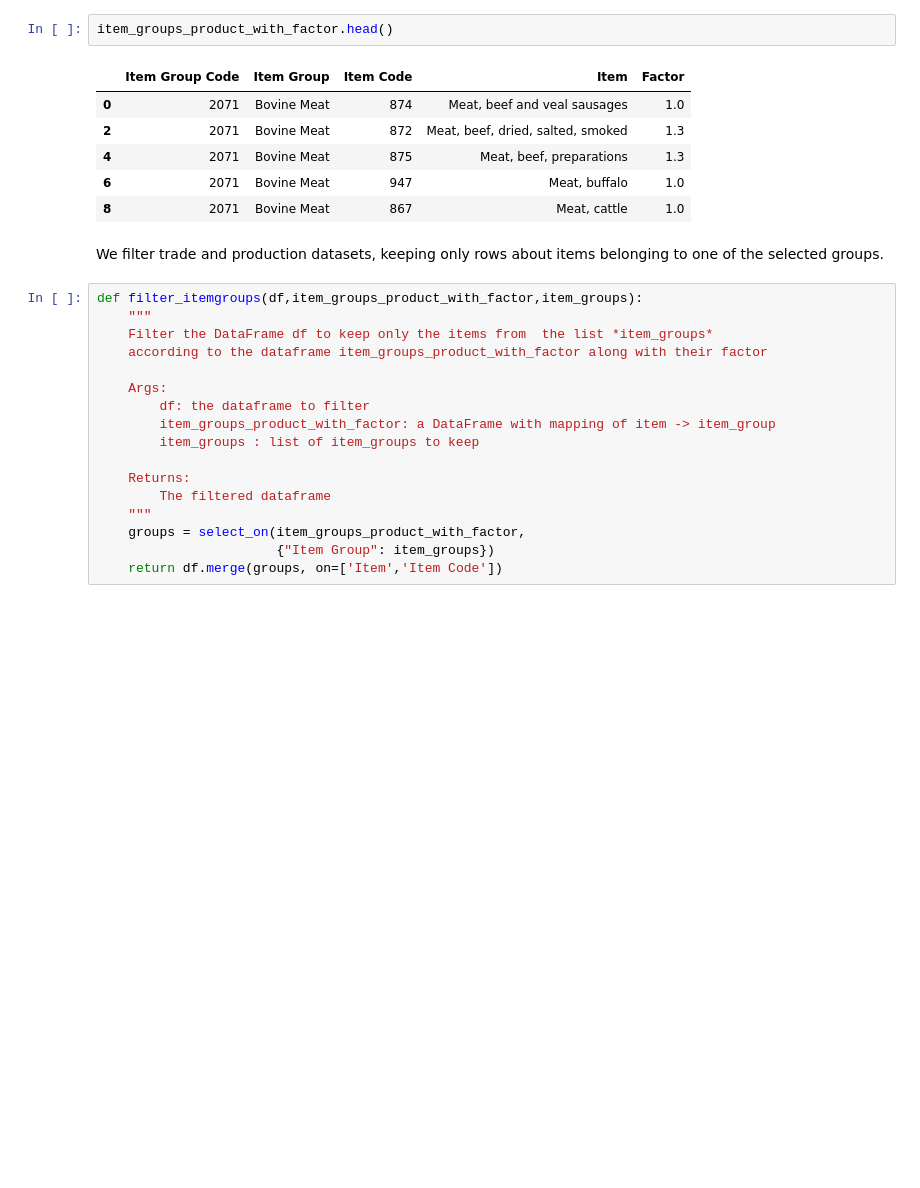
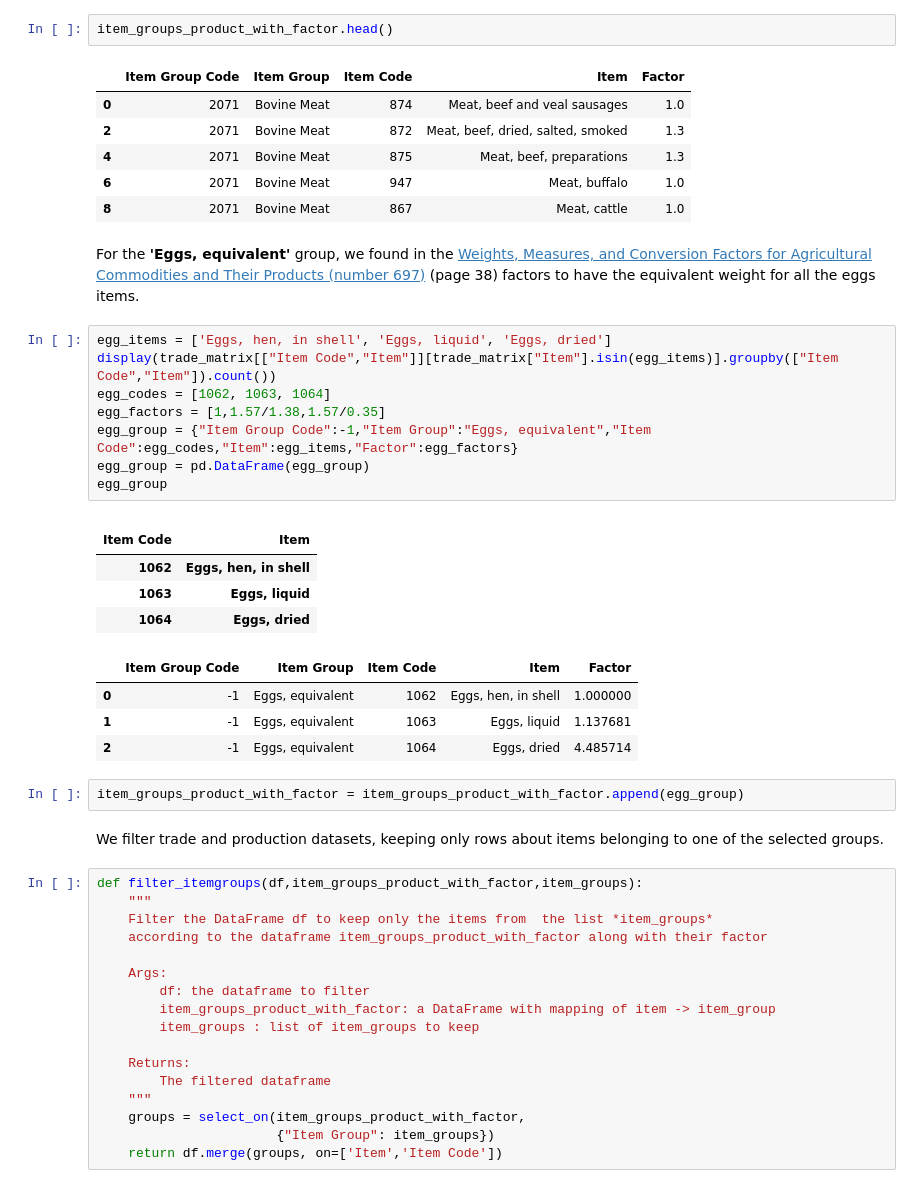
Before and after one commit to OthmanSefraoui/Data_story, a Jupyter notebook: milestone_2.ipynb, the cells around one changed output. Drawn from its saved outputs; the diff is of its cells as text; blank space fills up the shorter version.

Commit message:
item group for eggs

```diff
--- a/milestone_2.ipynb
+++ b/milestone_2.ipynb
@@ -1564,6 +1552,29 @@ item_groups_product_with_factor.head()
 | 4 | 2071 | Bovine Meat | 875 | Meat, beef, preparations | 1.3 |
 | 6 | 2071 | Bovine Meat | 947 | Meat, buffalo | 1.0 |
 | 8 | 2071 | Bovine Meat | 867 | Meat, cattle | 1.0 |
+# %% [markdown]
+For the **'Eggs, equivalent'** group, we found in the
+[Weights, Measures, and Conversion Factors for Agricultural Commodities and Their Products (number 697)](https://www.google.com/url?sa=t&rct=j&q=&esrc=s&source=web&cd=1&ved=2ahUKEwir3LaV74_mAhWFLFAKHX-WDxMQFjAAegQIAhAC&url=https%3A%2F%2Fwww.ers.usda.gov%2Fwebdocs%2Fpublications%2F41880%2F33132_ah697_002.pdf%3Fv%3D0&usg=AOvVaw2TF38PIQwrcJPv8CYeCFR-) (page 38) factors to have the equivalent weight for all the eggs items.
+# %%
+egg_items = ['Eggs, hen, in shell', 'Eggs, liquid', 'Eggs, dried']
+display(trade_matrix[["Item Code","Item"]][trade_matrix["Item"].isin(egg_items)].groupby(["Item Code","Item"]).count())
+egg_codes = [1062, 1063, 1064]
+egg_factors = [1,1.57/1.38,1.57/0.35]
+egg_group = {"Item Group Code":-1,"Item Group":"Eggs, equivalent","Item Code":egg_codes,"Item":egg_items,"Factor":egg_factors}
+egg_group = pd.DataFrame(egg_group)
+egg_group
+# %% [output]
+|  |  |
+| Item Code | Item |
+| 1062 | Eggs, hen, in shell |
+| 1063 | Eggs, liquid |
+| 1064 | Eggs, dried |
+|  | Item Group Code | Item Group | Item Code | Item | Factor |
+| 0 | -1 | Eggs, equivalent | 1062 | Eggs, hen, in shell | 1.000000 |
+| 1 | -1 | Eggs, equivalent | 1063 | Eggs, liquid | 1.137681 |
+| 2 | -1 | Eggs, equivalent | 1064 | Eggs, dried | 4.485714 |
+# %%
+item_groups_product_with_factor = item_groups_product_with_factor.append(egg_group)
 # %% [markdown]
 We filter trade and production datasets, keeping only rows about items belonging to one of the selected groups.
 # %%
```
Also changed, not shown: parts of 14 cells of this notebook.
